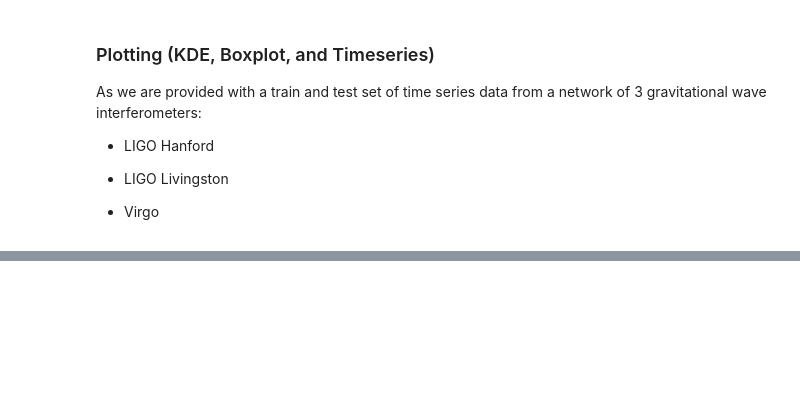
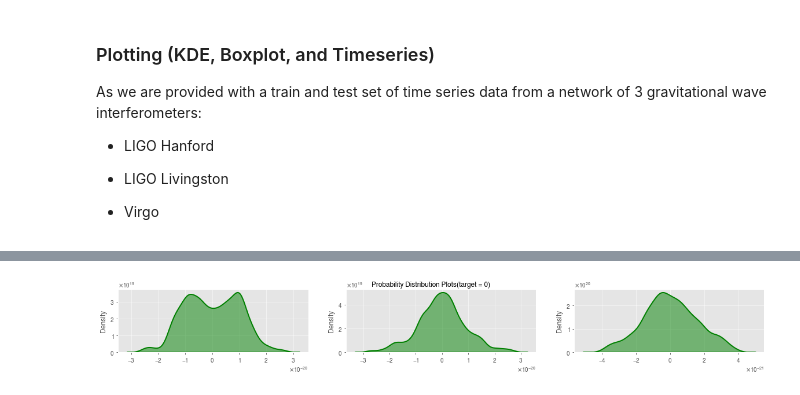
Before and after one commit to rohan-paul/Gravitational-Wave-Detection_Kaggle_Competition, a Jupyter notebook: Kaggle_NBs/1_TimeSeries_GWPy_Data_Preprocessing.ipynb, the cells around one changed output, grey strips where cells are left out. Cells and saved outputs as stored; diff of their text form; code cells hidden in the pictures; blank space fills up the shorter version.

```diff
--- a/Kaggle_NBs/1_TimeSeries_GWPy_Data_Preprocessing.ipynb
+++ b/Kaggle_NBs/1_TimeSeries_GWPy_Data_Preprocessing.ipynb
@@ -261,0 +289,4 @@ multi_plot(selected_rand_series, 'time', "1")
+# %%
+multi_plot(selected_rand_series_0, 'kde', "0")
+# %% [output]
+[figure, added]
```
Also changed, not shown: parts of 7 cells of this notebook.
